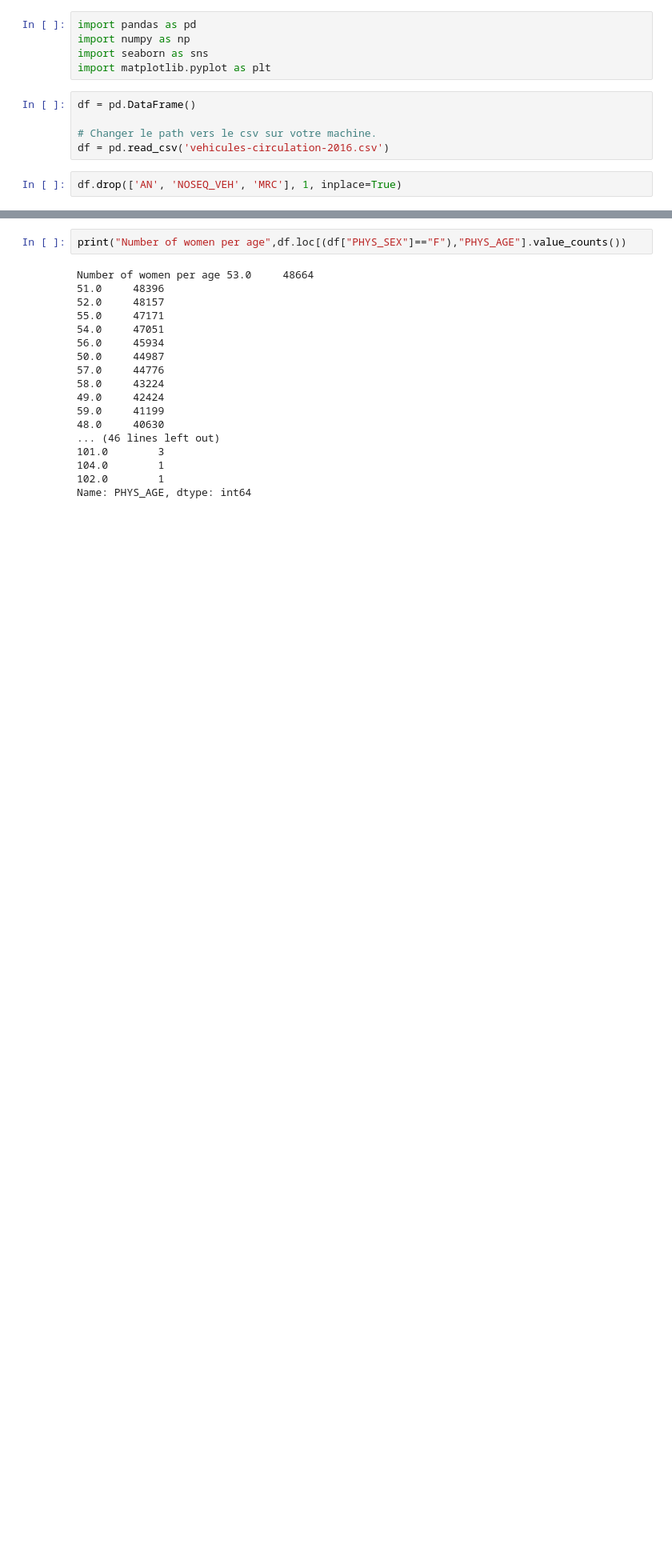
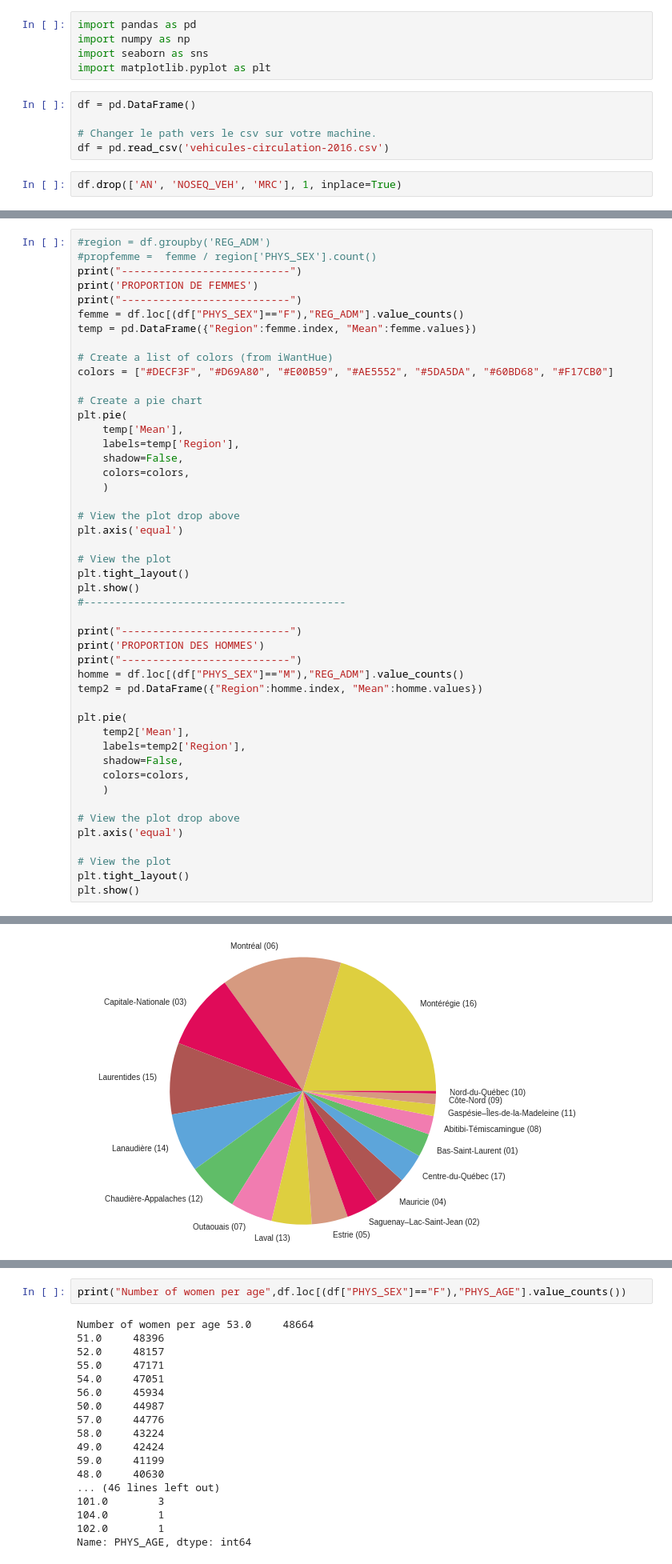
Before and after one commit to Whippsie/Hackaton2017Datascape, a Jupyter notebook: hack.ipynb, the cells around one changed output, grey strips where cells are left out. Shown: that part at 80% size. Saved outputs shown, nothing was run; the diff lists cells and outputs as text; blank space fills up the shorter version.

Commit message:
Fixed by region

```diff
--- a/hack.ipynb
+++ b/hack.ipynb
@@ -16,0 +57,48 @@ df.fillna(values)
+# %%
+#region = df.groupby('REG_ADM')
+#propfemme =  femme / region['PHYS_SEX'].count()
+print("---------------------------")
+print('PROPORTION DE FEMMES')
+print("---------------------------")
+femme = df.loc[(df["PHYS_SEX"]=="F"),"REG_ADM"].value_counts()
+temp = pd.DataFrame({"Region":femme.index, "Mean":femme.values})
+
+# Create a list of colors (from iWantHue)
+colors = ["#DECF3F", "#D69A80", "#E00B59", "#AE5552", "#5DA5DA", "#60BD68", "#F17CB0"]
+
+# Create a pie chart
+plt.pie(
+    temp['Mean'],
+    labels=temp['Region'],
+    shadow=False,
+    colors=colors,
+    )
+
+# View the plot drop above
+plt.axis('equal')
+
+# View the plot
+plt.tight_layout()
+plt.show()
+#------------------------------------------
+
+print("---------------------------")
+print('PROPORTION DES HOMMES')
+print("---------------------------")
+homme = df.loc[(df["PHYS_SEX"]=="M"),"REG_ADM"].value_counts()
+temp2 = pd.DataFrame({"Region":homme.index, "Mean":homme.values})
+
+plt.pie(
+    temp2['Mean'],
+    labels=temp2['Region'],
+    shadow=False,
+    colors=colors,
+    )
+
+# View the plot drop above
+plt.axis('equal')
+
+# View the plot
+plt.tight_layout()
+plt.show()
+# %% [output]
@@ -16,0 +108 @@ df.fillna(values)
+[figure, added]
```
Also changed, not shown: parts of 7 cells of this notebook.
